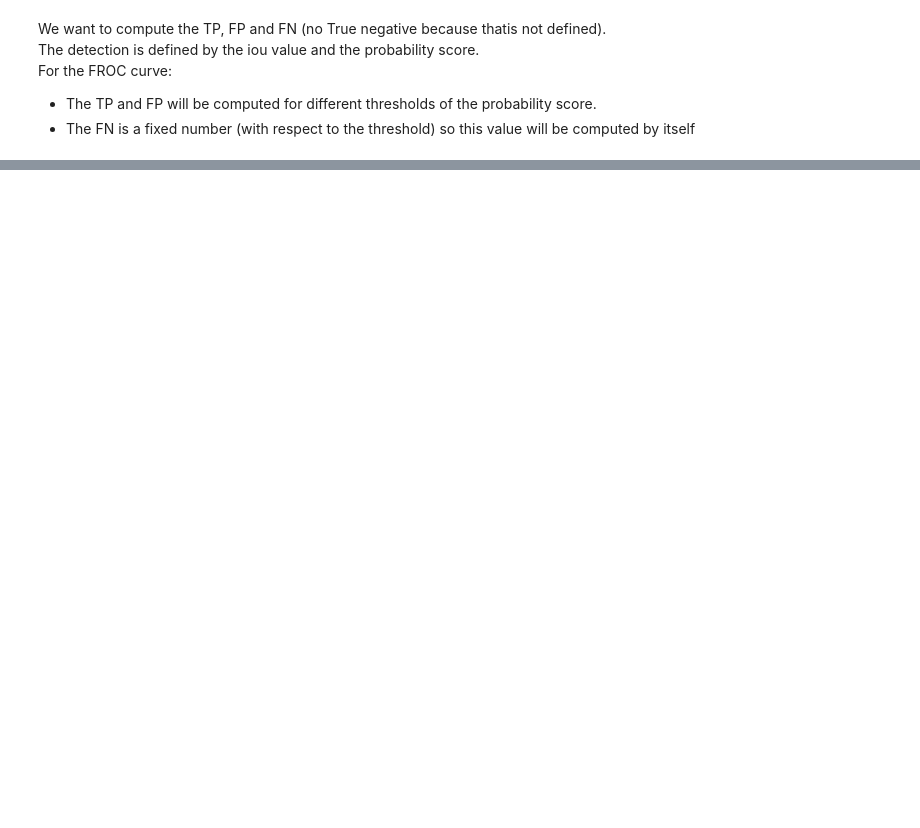
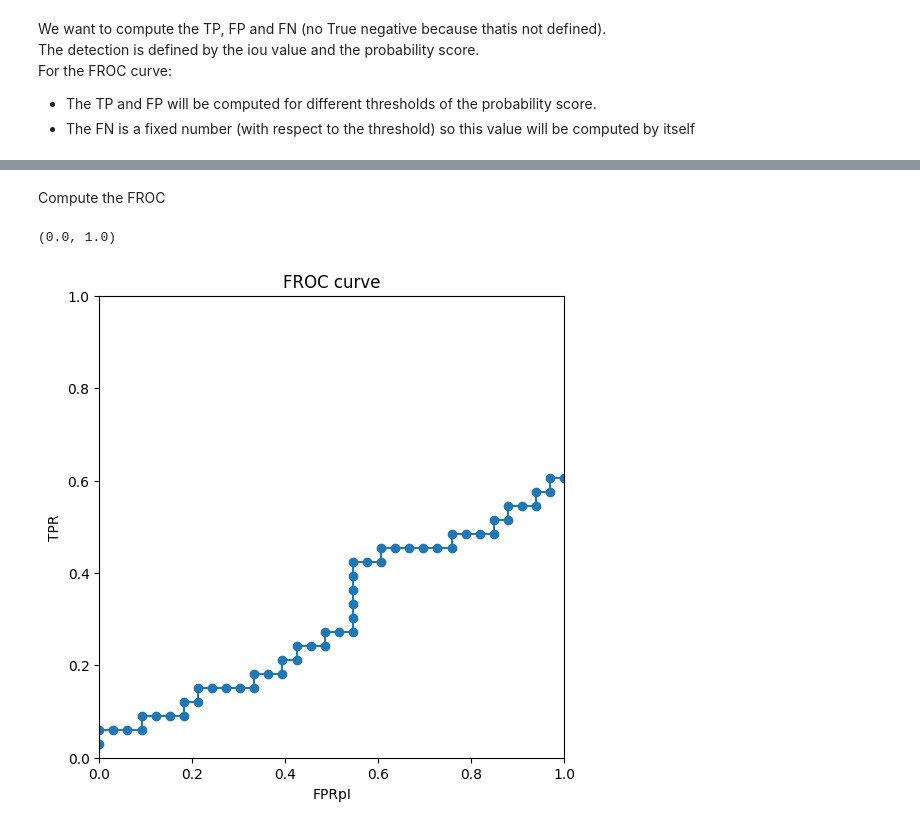
Before and after one commit to Likalto4/CEM-Detect, a Jupyter notebook: detection/inference/SET_dataset/prediction.ipynb, the cells around one changed output, grey strips where cells are left out. Saved outputs shown, nothing was run; the diff lists cells and outputs as text; code cells hidden in the pictures; blank space fills up the shorter version.

```diff
--- a/detection/inference/SET_dataset/prediction.ipynb
+++ b/detection/inference/SET_dataset/prediction.ipynb
@@ -107,0 +123,15 @@ For the FROC curve:
+# %% [markdown]
+Compute the FROC
+# %%
+# show the FROC curve (TPR vs FPRpI)
+fig, ax = plt.subplots(figsize=(6,6))
+ax.plot(detector.froc_dataframe['FPpI'], detector.froc_dataframe['TPR'], marker='o')
+ax.set_xlabel('FPRpI')
+ax.set_ylabel('TPR')
+ax.set_title('FROC curve')
+# set TPR limits
+ax.set_ylim(0,1)
+ax.set_xlim(0,1)
+# %% [output]
+(0.0, 1.0)
+[figure, added]
```
Also changed, not shown: parts of 3 cells of this notebook, 1 other file.
